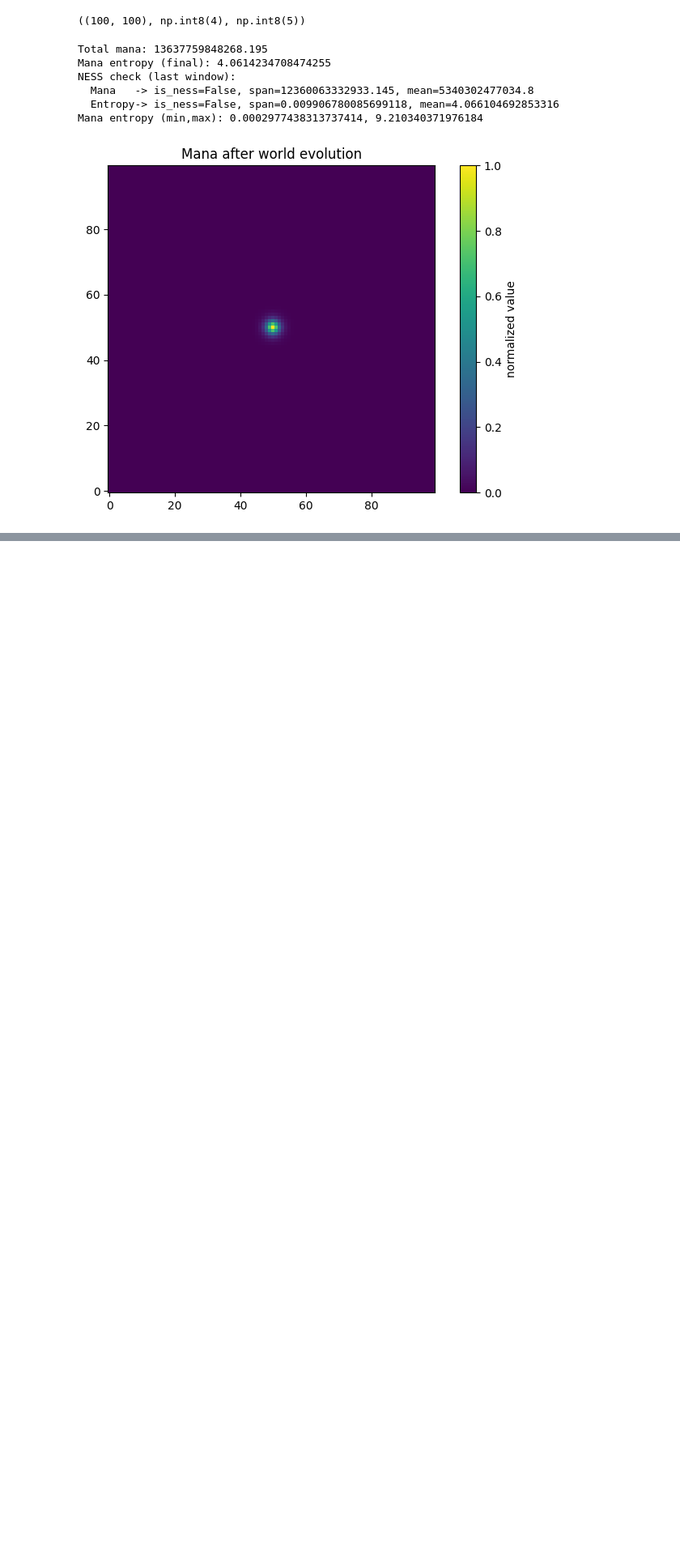
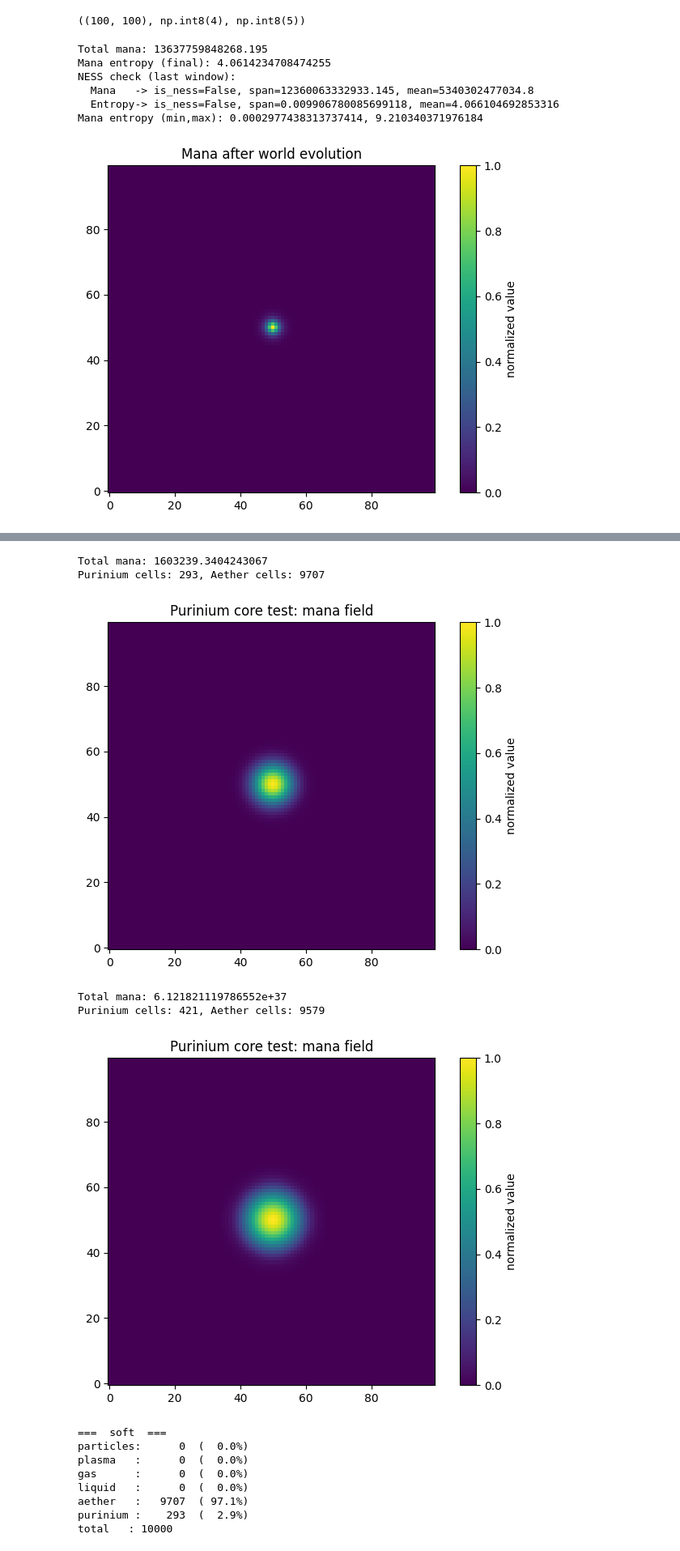
Before and after one commit to Ulas-Y/MASEGM, a Jupyter notebook: pleasse_work.ipynb, the cells around one changed output, grey strips where cells are left out. Shown at 81% size. Drawn from its saved outputs; the diff is of its cells as text; code cells hidden in the pictures; blank space fills up the shorter version.

```diff
--- a/pleasse_work.ipynb
+++ b/pleasse_work.ipynb
@@ -54,0 +86,35 @@ Mana entropy (min,max): 0.0002977438313737414, 9.210340371976184
+# %%
+import importlib
+import main as main_mod
+
+importlib.reload(main_mod)
+
+from engine.utils import plot_phase_map, plot_purity_field
+from engine.utils.thermo_utils import print_phase_stats  # or diagnostics
+
+
+
+# standard growth, fewer steps
+w1 = main_mod.purinium_core_test(growth_k=0.5, steps=200, return_world=True)
+# aggressive B-scale growth, many steps
+w2 = main_mod.purinium_core_test(growth_k=2.0, steps=400, return_world=True)
+
+for label, w in [("soft", w1), ("insane", w2)]:
+    print("=== ", label, " ===")
+    print_phase_stats(w.mana.phase)
+    plot_phase_map(w.mana.phase, title=f"{label} run: phases")
+# %% [output]
+Total mana: 1603239.3404243067
+Purinium cells: 293, Aether cells: 9707
+[figure, added]
+Total mana: 6.121821119786552e+37
+Purinium cells: 421, Aether cells: 9579
+[figure, added]
+===  soft  ===
+particles:      0  (  0.0%)
+plasma   :      0  (  0.0%)
+gas      :      0  (  0.0%)
+liquid   :      0  (  0.0%)
+aether   :   9707  ( 97.1%)
+purinium :    293  (  2.9%)
+total   : 10000
```
Also changed, not shown: parts of 4 cells of this notebook, 9 other files.
